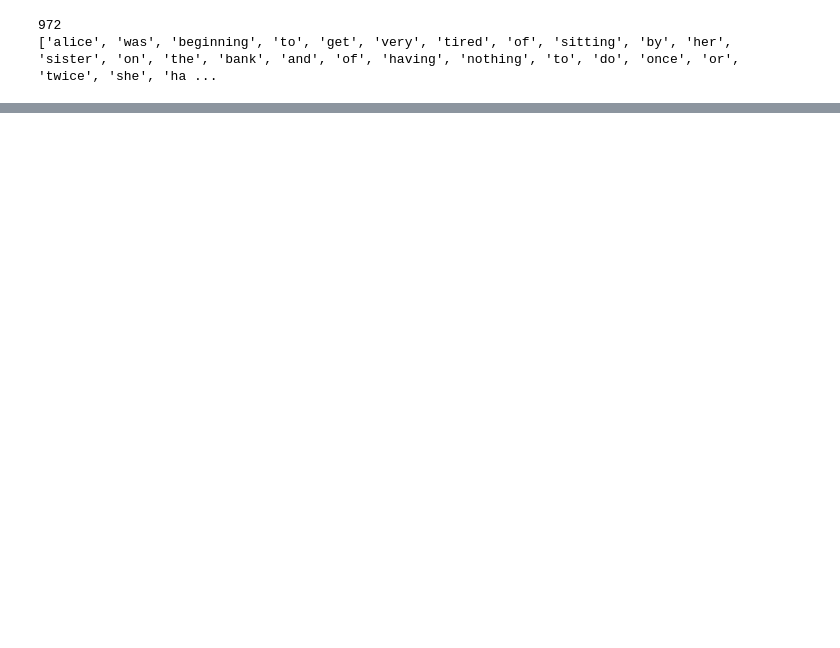
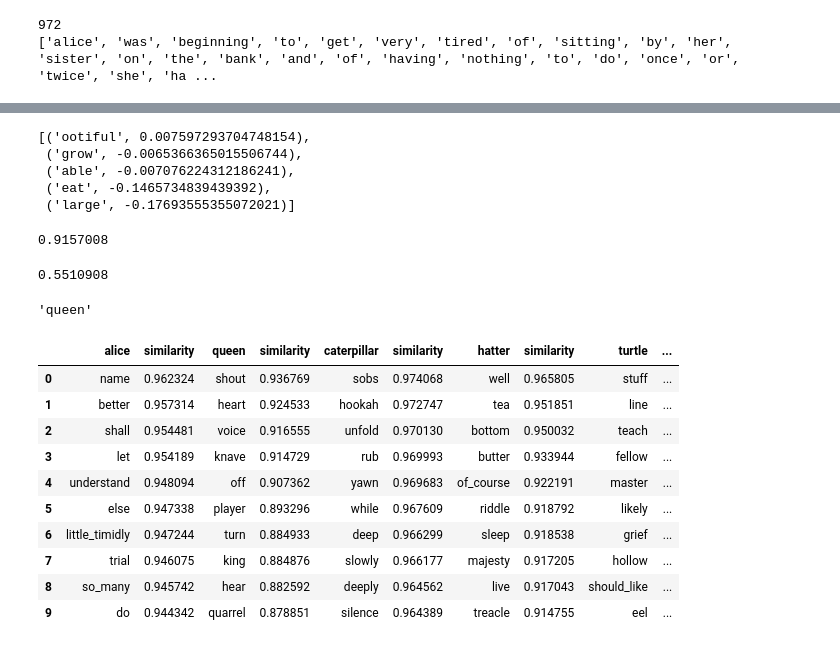
Before and after one commit to kwulffert/NLP_Projects, a Jupyter notebook: Alices_Adventures_In_Wonderland.ipynb, the cells around one changed output, grey strips where cells are left out. Cells and saved outputs as stored; diff of their text form; code cells hidden in the pictures; blank space fills up the shorter version.

Commit message:
Added tokenisation

```diff
--- a/Alices_Adventures_In_Wonderland.ipynb
+++ b/Alices_Adventures_In_Wonderland.ipynb
@@ -211,0 +246,23 @@ print(tokensied_sentences[0])
+# %%
+# Simple Genism processing
+
+tokens_preprocessed = simple_preprocessing(tokenised_sentences)
+
+# Initialize spacy 'en' model, keeping only tagger component (for efficiency)
+# python3 -m spacy download en
+nlp = spacy.load('en', disable=['parser', 'ner'])
+
+# Do lemmatization keeping only noun, adj, vb, adv
+tokens_lemmatized = lemmatization(tokens_preprocessed, allowed_postags=['NOUN', 'ADJ', 'VERB', 'ADV'])
+
+# Form Bigrams
+tokens_bigrams = make_bigrams(tokens_lemmatized)
+
+# Form Trigrams
+tokens_trigrams = make_trigrams(tokens_bigrams)
+
+data_processed = tokens_trigrams
+
+#  lets look at the first and fifth sentences
+print(data_processed[0])
+print(data_processed[4])
@@ -211,0 +272,9 @@ print(tokensied_sentences[0])
+# %%
+# Initialise the model - CBOW or skipgram
+w2v_model = Word2Vec(min_count=1,
+                     window=5,
+                     size=300,
+                     sg=1)
+
+#  – CBOW (Continuous bag-of-words): The order of the context words does not influence prediction
+#  – Skip-grams: nearby context words are weighted more heavily than distant ones.
@@ -211,0 +284,3 @@ print(tokensied_sentences[0])
+# %%
+# Train the model
+w2v_model.train(data_processed, total_examples=w2v_model.corpus_count, epochs=30, report_delay=1)
@@ -211,0 +312,41 @@ print(tokensied_sentences[0])
+# %%
+w2v_model.wv.most_similar(negative=["queen"], topn=5)
+# %% [output]
+[('ootiful', 0.007597293704748154),
+ ('grow', -0.0065366365015506744),
+ ('able', -0.007076224312186241),
+ ('eat', -0.1465734839439392),
+ ('large', -0.17693555355072021)]
+# %%
+w2v_model.wv.similarity('alice', 'venture')
+# %% [output]
+0.9157008
+# %%
+w2v_model.wv.similarity('alice', 'hurry')
+# %% [output]
+0.5510908
+# %%
+w2v_model.wv.doesnt_match("alice queen hatter caterpillar rat".split())
+# %% [output]
+'queen'
+# %%
+def get_word_table(table, key):
+    return pd.DataFrame(table, columns=[key, 'similarity'])
+
+keys = [ 'alice','queen', 'caterpillar', 'hatter', 'turtle', 'cheshire', 'gryphon' ]
+tables = []
+for key in keys:
+    tables.append(get_word_table(w2v_model.wv.similar_by_word(key), key))
+pd.concat(tables, axis=1)
+# %% [output]
+|  | alice | similarity | queen | similarity | caterpillar | similarity | hatter | similarity | turtle | ... |
+| 0 | name | 0.962324 | shout | 0.936769 | sobs | 0.974068 | well | 0.965805 | stuff | ... |
+| 1 | better | 0.957314 | heart | 0.924533 | hookah | 0.972747 | tea | 0.951851 | line | ... |
+| 2 | shall | 0.954481 | voice | 0.916555 | unfold | 0.970130 | bottom | 0.950032 | teach | ... |
+| 3 | let | 0.954189 | knave | 0.914729 | rub | 0.969993 | butter | 0.933944 | fellow | ... |
+| 4 | understand | 0.948094 | off | 0.907362 | yawn | 0.969683 | of_course | 0.922191 | master | ... |
+| 5 | else | 0.947338 | player | 0.893296 | while | 0.967609 | riddle | 0.918792 | likely | ... |
+| 6 | little_timidly | 0.947244 | turn | 0.884933 | deep | 0.966299 | sleep | 0.918538 | grief | ... |
+| 7 | trial | 0.946075 | king | 0.884876 | slowly | 0.966177 | majesty | 0.917205 | hollow | ... |
+| 8 | so_many | 0.945742 | hear | 0.882592 | deeply | 0.964562 | live | 0.917043 | should_like | ... |
+| 9 | do | 0.944342 | quarrel | 0.878851 | silence | 0.964389 | treacle | 0.914755 | eel | ... |
```
Also changed, not shown: parts of 15 cells of this notebook.
